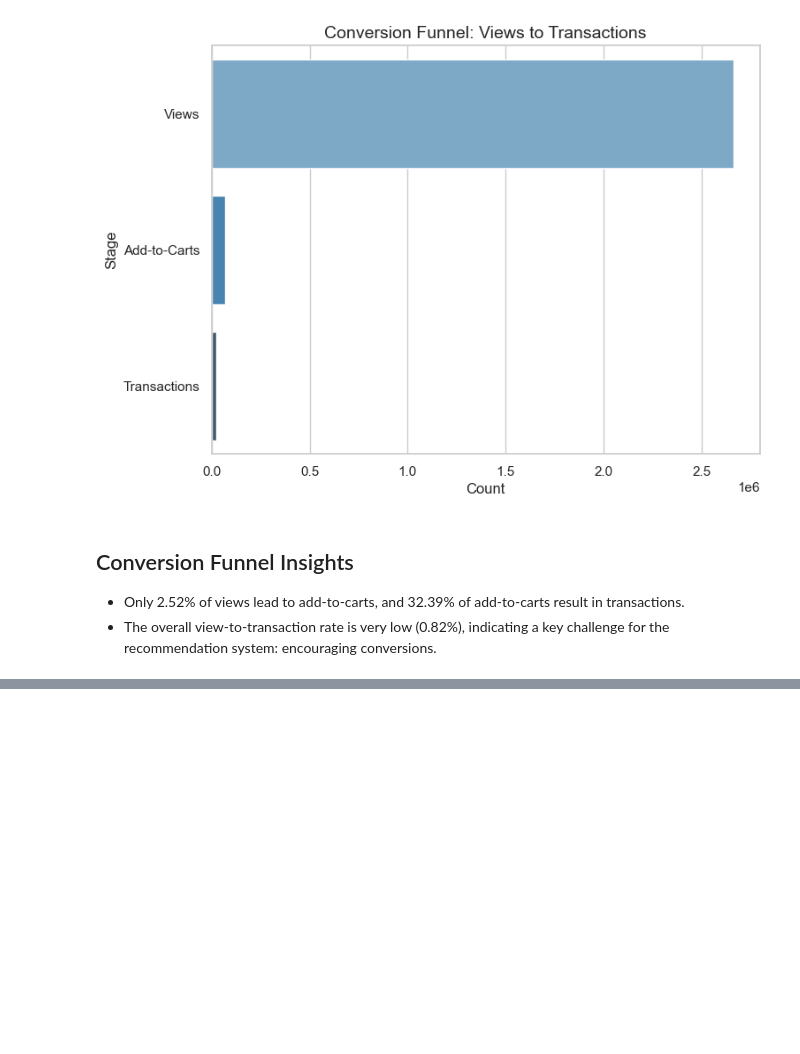
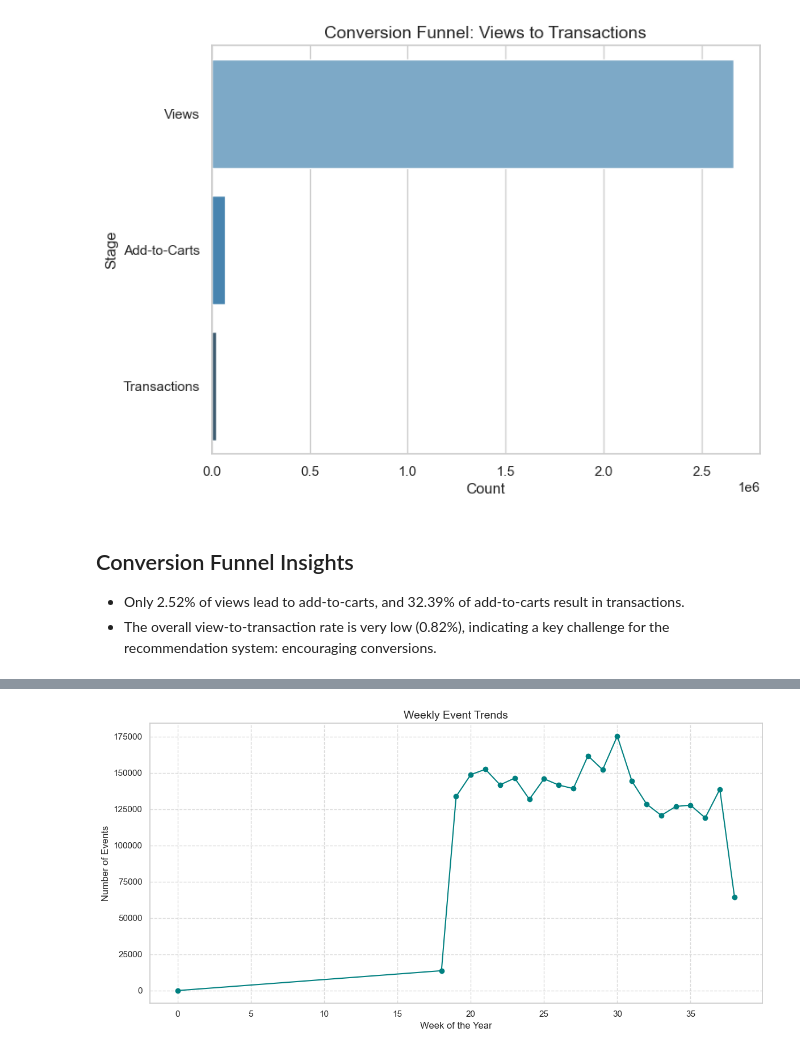
Before and after one commit to 1realbzy/Recommendation-System-getINNOtized, a Jupyter notebook: notebooks/03_exploratory_data_analysis.ipynb, the cells around one changed output, grey strips where cells are left out. Saved outputs shown, nothing was run; the diff lists cells and outputs as text; code cells hidden in the pictures; blank space fills up the shorter version.

Commit message:
Update EDA notebook with new visualizations and user behavior analysis

```diff
--- a/notebooks/03_exploratory_data_analysis.ipynb
+++ b/notebooks/03_exploratory_data_analysis.ipynb
@@ -211,0 +163,45 @@ dtype: float64
+# %%
+import os
+import pandas as pd
+import matplotlib.pyplot as plt
+
+# Set chunk size for processing large CSV
+CHUNK_SIZE = 10000
+
+# Ensure the visualizations directory exists
+visualization_dir = "../visualizations/"
+os.makedirs(visualization_dir, exist_ok=True)
+
+# Initialize a Series to count events by week
+weekly_events = pd.Series(0)
+
+# Process events.csv in chunks to calculate weekly trends
+for chunk in pd.read_csv("../data/events.csv", chunksize=CHUNK_SIZE):
+    # Convert timestamp to datetime
+    chunk['timestamp'] = pd.to_datetime(chunk['timestamp'], unit='ms')
+    # Extract week of the year
+    chunk['week'] = chunk['timestamp'].dt.isocalendar().week
+    # Count events per week in this chunk
+    chunk_weekly = chunk.groupby('week').size()
+    # Add to total counts
+    weekly_events = weekly_events.add(chunk_weekly, fill_value=0)
+
+# Sort by week
+weekly_events = weekly_events.sort_index()
+
+# Plot weekly event trends
+plt.figure(figsize=(12, 6))
+weekly_events.plot(kind='line', marker='o', color='teal')
+plt.title("Weekly Event Trends", fontsize=14)
+plt.xlabel("Week of the Year", fontsize=12)
+plt.ylabel("Number of Events", fontsize=12)
+plt.grid(True, linestyle='--', alpha=0.7)
+plt.tight_layout()
+
+# Save the figure to the visualizations folder
+plt.savefig(os.path.join(visualization_dir, "weekly_events.png"))
+
+# Show the plot (optional)
+plt.show()
+# %% [output]
+[figure, added]
```
Also changed, not shown: parts of 11 cells of this notebook, 1 other file.
